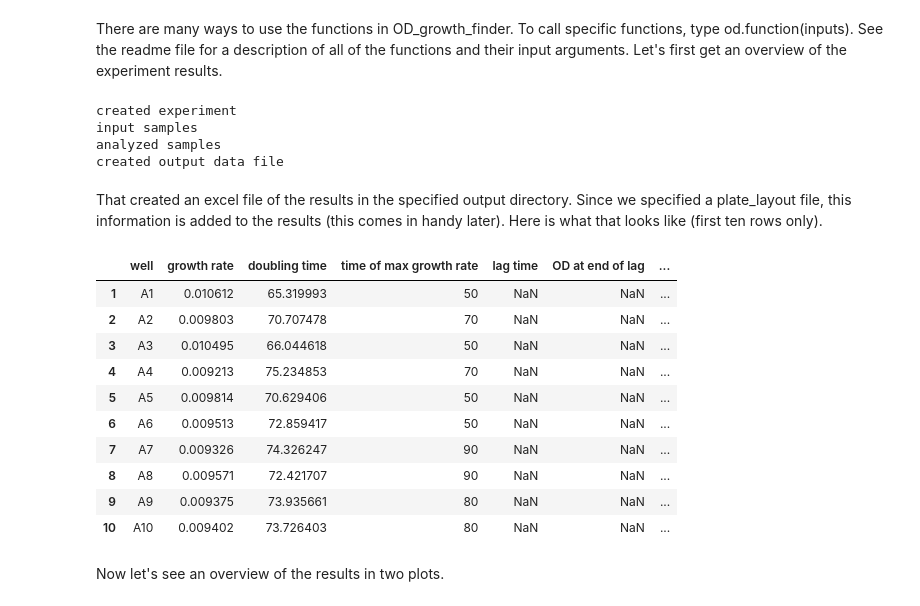
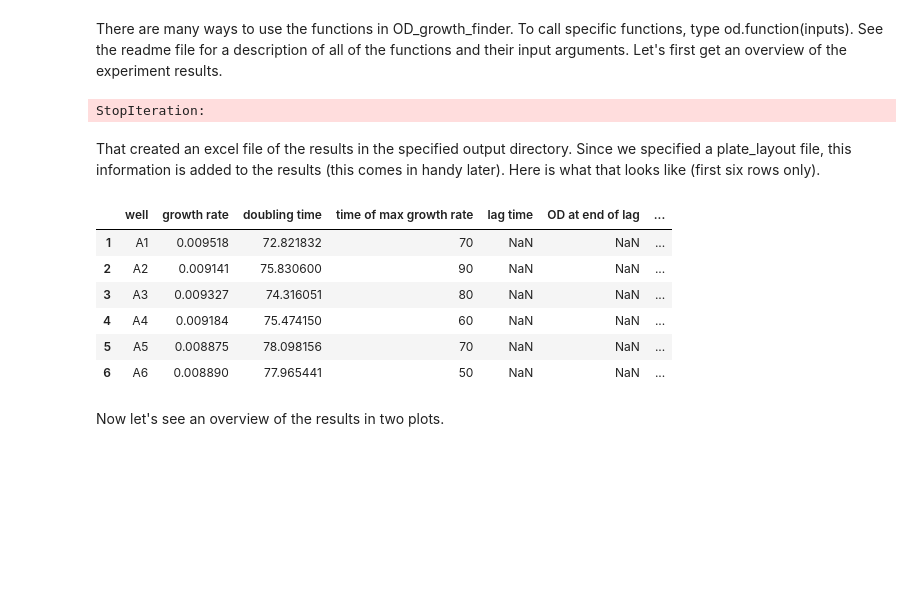
Before and after one commit to sriramsrikant/OD_growth_finder, a Jupyter notebook: OD_demo_notebook.ipynb, the cells around one changed output. Saved outputs shown, nothing was run; the diff lists cells and outputs as text; code cells hidden in the pictures; blank space fills up the shorter version.

```diff
--- a/OD_demo_notebook.ipynb
+++ b/OD_demo_notebook.ipynb
@@ -11,30 +11,22 @@ import OD_growth_finder as od
 There are many ways to use the functions in OD_growth_finder. To call specific functions, type od.function(inputs). See the readme file for a description of all of the functions and their input arguments.
 Let's first get an overview of the experiment results.
 # %%
-demo_expt1 = od.analyze_experiment('./demo_files/demo_data.xlsx',
-                                   plate_layout='./demo_files/demo_layout.xlsx',
-                                   blank='H7', out_dir = './demo_files/')
+demo_expt1 = od.analyze_experiment('./demo_files/demo_data.xlsx', plate_layout='./demo_files/demo_layout.xlsx',
+                                   method = 'sliding_window', blank='H7', out_dir = './demo_files/', droplow=True)
 # %% [output]
-created experiment
-input samples
-analyzed samples
-created output data file
+StopIteration:
 # %% [markdown]
-That created an excel file of the results in the specified output directory. Since we specified a plate_layout file, this information is added to the results (this comes in handy later). Here is what that looks like (first ten rows only).
+That created an excel file of the results in the specified output directory. Since we specified a plate_layout file, this information is added to the results (this comes in handy later). Here is what that looks like (first six rows only).
 # %%
-demo_expt1.results[:10]
+demo_expt1.results[:6]
 # %% [output]
 |  | well | growth rate | doubling time | time of max growth rate | lag time | OD at end of lag | ... |
-| 1 | A1 | 0.010612 | 65.319993 | 50 | NaN | NaN | ... |
-| 2 | A2 | 0.009803 | 70.707478 | 70 | NaN | NaN | ... |
-| 3 | A3 | 0.010495 | 66.044618 | 50 | NaN | NaN | ... |
-| 4 | A4 | 0.009213 | 75.234853 | 70 | NaN | NaN | ... |
-| 5 | A5 | 0.009814 | 70.629406 | 50 | NaN | NaN | ... |
-| 6 | A6 | 0.009513 | 72.859417 | 50 | NaN | NaN | ... |
-| 7 | A7 | 0.009326 | 74.326247 | 90 | NaN | NaN | ... |
-| 8 | A8 | 0.009571 | 72.421707 | 90 | NaN | NaN | ... |
-| 9 | A9 | 0.009375 | 73.935661 | 80 | NaN | NaN | ... |
-| 10 | A10 | 0.009402 | 73.726403 | 80 | NaN | NaN | ... |
+| 1 | A1 | 0.009518 | 72.821832 | 70 | NaN | NaN | ... |
+| 2 | A2 | 0.009141 | 75.830600 | 90 | NaN | NaN | ... |
+| 3 | A3 | 0.009327 | 74.316051 | 80 | NaN | NaN | ... |
+| 4 | A4 | 0.009184 | 75.474150 | 60 | NaN | NaN | ... |
+| 5 | A5 | 0.008875 | 78.098156 | 70 | NaN | NaN | ... |
+| 6 | A6 | 0.008890 | 77.965441 | 50 | NaN | NaN | ... |
 # %% [markdown]
 Now let's see an overview of the results in two plots.
 # %%
```
Also changed, not shown: parts of 10 cells of this notebook, 2 other files.
